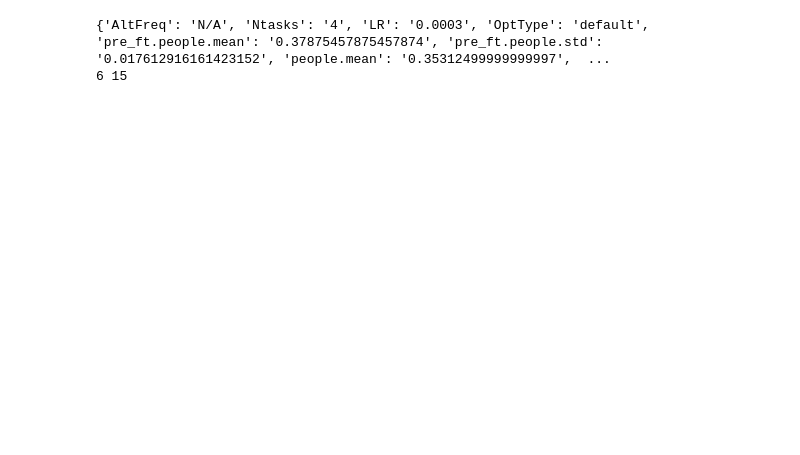
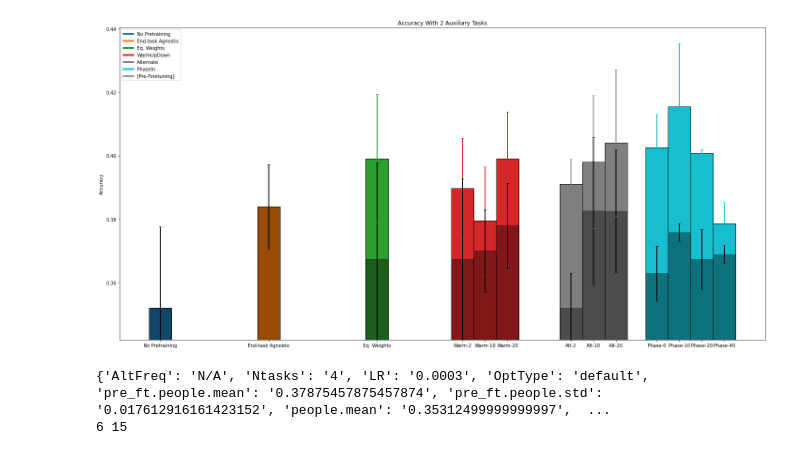
Before and after one commit to ldery/metalearning-for-multitask-pretraining, a Jupyter notebook: analysis.ipynb, the cells around one changed output. Saved outputs shown, nothing was run; the diff lists cells and outputs as text; code cells hidden in the pictures; blank space fills up the shorter version.

```diff
--- a/analysis.ipynb
+++ b/analysis.ipynb
@@ -55,5 +20,3 @@ def print_results(fnames, min_=-1):
         if len(res_dict) > 0:
             print(new_fname)
             pprint(res_dict)
-# %%
-ntasks = 4
@@ -145,3 +115,87 @@ warmUD_freq_5_ntasks=4-lr.1e-3
+# %%
+def plot_results(plt_info, perfs, err, desc, labels, ntasks=2, alpha=1.0, colors=None):
+    assert colors is not None
+    fig, ax = plt_info
+    width = 2.5
+    gap = 12
+    e_color = 'k' if alpha < 1.0 else 'm'
+    ylim = [1.0, 0.0]
+    x_locs, unrolled_labels = [], []
+    for idx, label in enumerate(labels):
+        center_ = idx * gap
+        if isinstance(label, list):
+            mid = len(label) // 2
+            for i, this_label in enumerate(label):
+                x_pos = center_ + (i - mid)*width
+                x_locs.append(x_pos)
+                unrolled_labels.append(this_label)
+                ylim[1] = max(ylim[1], perfs[idx][i])
+                ylim[0] = min(ylim[0], perfs[idx][i])
+                ax.bar(
+                    [x_pos], [perfs[idx][i]], width, yerr=[err[idx][i]], error_kw=dict(ecolor=colors[idx][i], lw=2, capsize=3, capthick=1),
+                    alpha=alpha, edgecolor='k', color=colors[idx][i], label='[{}] | {}'.format(desc, this_label)
+                )
+        else:
+            x_pos = center_
+            x_locs.append(x_pos)
+            unrolled_labels.append(label)
+            ylim[1] = max(ylim[1], perfs[idx])
+            ylim[0] = min(ylim[0], perfs[idx])
+            ax.bar(
+                    [x_pos], [perfs[idx]], width, yerr=[err[idx]], error_kw=dict(ecolor=colors[idx], lw=2, capsize=3, capthick=1),
+                    alpha=alpha, edgecolor='k', color=colors[idx], label='[{}] | {}'.format(desc, label)
+            )
+
+    # Add some text for labels, title and custom x-axis tick labels, etc.
+    ax.set_ylabel('Accuracy')
+    ax.set_title('Accuracy With {} Auxiliary Tasks'.format(ntasks))
+    ax.set_xticks(x_locs)
+    # Unroll the labels
+    ax.set_xticklabels(unrolled_labels)
+    if 'Post' in desc:
+        ax.set_ylim((ylim[0] - 0.01, ylim[1] + 0.025))
+        ax.legend()
+    fig.tight_layout()
+
+    # plt.savefig('perf_under_training.png')
+#     plt.show()
+
+
+labels = ['No Pretraining', 'End-task Agnostic', 'Eq. Weights', ['Warm-2', 'Warm-10', 'Warm-20'],  ['Alt-2', 'Alt-10','Alt-20'], ['Phase-0', 'Phase-10', 'Phase-20', 'Phase-40']]
+colors = ['tab:blue', 'tab:orange', 'tab:green', ['tab:red']*3, ['tab:gray']*3, ['tab:cyan']*4]
+
+fig, ax = plt.subplots(figsize=(20, 10))
+plt_info = fig, ax
+
+# plt_info = fig, ax.twiny()
+perfs = [0.352, 0.384, 0.3991, [0.3897, 0.3795, 0.3991], [0.391, 0.398, 0.404], [0.40256, 0.41538, 0.40085, 0.3786]]
+err = [0.0256, 0.0133, 0.0203, [0.0158, 0.0171, 0.0147], [0.0079, 0.021, 0.0231], [0.0105, 0.01997, 0.00121, 0.0067]]
+plot_results(plt_info, perfs, err, 'Post-Finetuning', labels, alpha=1.0, colors=colors)
+
+color_ = 'k'
+colors = [color_, color_, color_, [color_]*3, [color_]*3, [color_]*4]
+perfs = [0.352, 0.384, 0.3674, [0.3674, 0.370, 0.378], [0.352, 0.3826, 0.3825], [0.363, 0.3758, 0.3674, 0.3689]]
+err = [0.0256, 0.0133, 0.0305, [0.0253, 0.013, 0.0134], [0.011, 0.0232, 0.0193],  [ 0.0086, 0.00283, 0.0095, 0.00283]]
+plot_results(plt_info, perfs, err, 'Pre-Finetuning', labels, alpha=0.4, colors=colors)
+
+from matplotlib.lines import Line2D
+custom_lines = [
+                    Line2D([0], [0], color='tab:blue', lw=4),
+                    Line2D([0], [0], color='tab:orange', lw=4),
+                    Line2D([0], [0], color='tab:green', lw=4),
+                    Line2D([0], [0], color='tab:red', lw=4),
+                    Line2D([0], [0], color='tab:gray', lw=4),
+                    Line2D([0], [0], color='tab:cyan', lw=4),
+                    Line2D([0], [0], color='k', alpha=0.4, lw=4)
+               ]
+ax.legend(custom_lines, ['No Pretraining', 'End-task Agnostic', 'Eq. Weights', 'WarmUpDown',  'Alternate', 'PhaseIn', '[Pre-Finetuning]'], loc='upper left')
+
+
+plt.savefig('perfs_ntasks=2.png')
+plt.show()
+plt.close()
+# %% [output]
+[figure, added]
 # %%
 def process_str(fname, og_name, type_='default'):
     basename = os.path.basename(fname)
```
Also changed, not shown: parts of 14 cells of this notebook, 7 other files.
